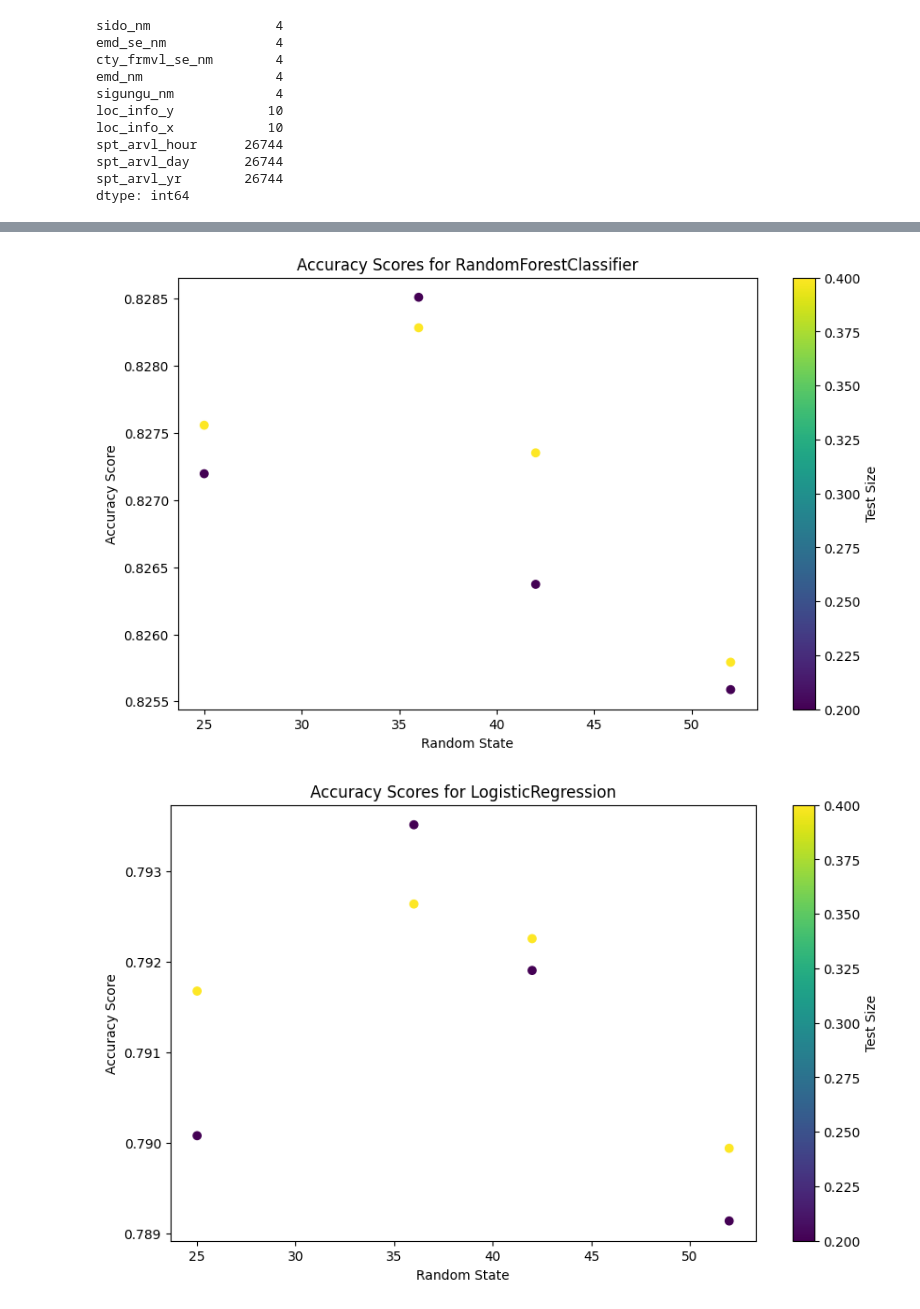
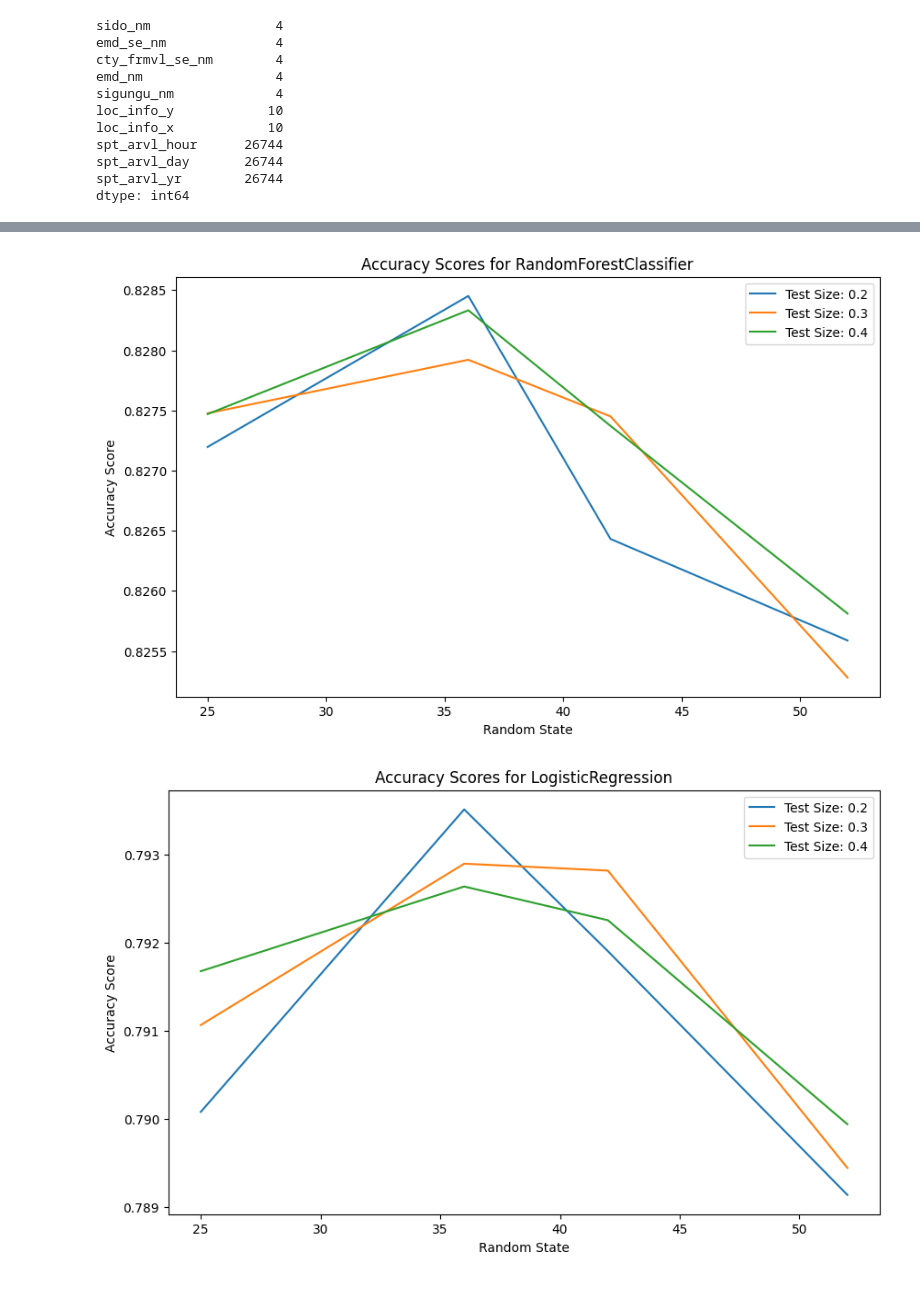
Before and after one commit to HectorSin/TIL, a Jupyter notebook: ml_basic/Project/code_read.ipynb, the cells around one changed output, grey strips where cells are left out. Saved outputs shown, nothing was run; the diff lists cells and outputs as text; code cells hidden in the pictures.

```diff
--- a/ml_basic/Project/code_read.ipynb
+++ b/ml_basic/Project/code_read.ipynb
@@ -119,6 +119,9 @@ data["patnt_ocrn_type_se_nm"] = label_encoder.fit_transform(data["patnt_ocrn_typ
 # 환자증상구분명
 data["patnt_symptms_se_nm1"] = label_encoder.fit_transform(data["patnt_symptms_se_nm1"])
 
+# 도시농촌구분명
+data["cty_frmvl_se_nm"] = label_encoder.fit_transform(data["cty_frmvl_se_nm"])
+
 # 이송분류명
 data["trans_cl_nm"] = label_encoder.fit_transform(data["trans_cl_nm"])
 # %%
@@ -132,7 +135,7 @@ import warnings
 # 경고 메시지 무시
 warnings.filterwarnings("ignore", category=FutureWarning)
 
-select_columns = data[["patnt_ocrn_type_se_nm", "patnt_symptms_se_nm1"]]
+select_columns = data[["patnt_ocrn_type_se_nm", "patnt_symptms_se_nm1", "cty_frmvl_se_nm"]]
 test_size = 0.2
 random_state = 36
 
@@ -195,7 +198,7 @@ def LR(test_size, random_state):
 # %%
 select_columns = data[["patnt_ocrn_type_se_nm", "patnt_symptms_se_nm1"]]
 
-test_sizes = [0.2, 0.4]
+test_sizes = [0.2, 0.3, 0.4]
 random_states = [25, 36, 42, 52]
 
 accuracy_scores_rf = []
@@ -230,27 +234,33 @@ RandomForestClassifier test_size: 0.4, random_state: 52 - Accuracy: 0.8257922768
 LogisticRegression test_size: 0.4, random_state: 52 - Accuracy: 0.7899424244504821
 # %%
-import matplotlib.pyplot as plt
+from matplotlib import pyplot as plt
 
 # Plotting accuracy scores for RandomForestClassifier
 plt.figure(figsize=(10, 6))
-plt.scatter(random_state_results, accuracy_scores_rf, c=test_size_results, cmap='viridis')
-plt.colorbar(label='Test Size')
+for test_size in test_sizes:
+    x_values = [random_state_results[i] for i in range(len(random_state_results)) if test_size_results[i] == test_size]
+    y_values = [accuracy_scores_rf[i] for i in range(len(accuracy_scores_rf)) if test_size_results[i] == test_size]
+    plt.plot(x_values, y_values, label=f'Test Size: {test_size}')
 plt.xlabel('Random State')
 plt.ylabel('Accuracy Score')
 plt.title('Accuracy Scores for RandomForestClassifier')
+plt.legend()
 plt.show()
 
 # Plotting accuracy scores for LogisticRegression
 plt.figure(figsize=(10, 6))
-plt.scatter(random_state_results, accuracy_scores_lr, c=test_size_results, cmap='viridis')
-plt.colorbar(label='Test Size')
+for test_size in test_sizes:
+    x_values = [random_state_results[i] for i in range(len(random_state_results)) if test_size_results[i] == test_size]
+    y_values = [accuracy_scores_lr[i] for i in range(len(accuracy_scores_lr)) if test_size_results[i] == test_size]
+    plt.plot(x_values, y_values, label=f'Test Size: {test_size}')
 plt.xlabel('Random State')
 plt.ylabel('Accuracy Score')
 plt.title('Accuracy Scores for LogisticRegression')
+plt.legend()
 plt.show()
 # %% [output]
-[figure, old version]
+[figure, new version]
-[figure, old version]
+[figure, new version]
 # %%
 import numpy as np
 from sklearn.metrics import roc_auc_score, roc_curve
```
Also changed, not shown: parts of 4 cells of this notebook, 2 other files.
